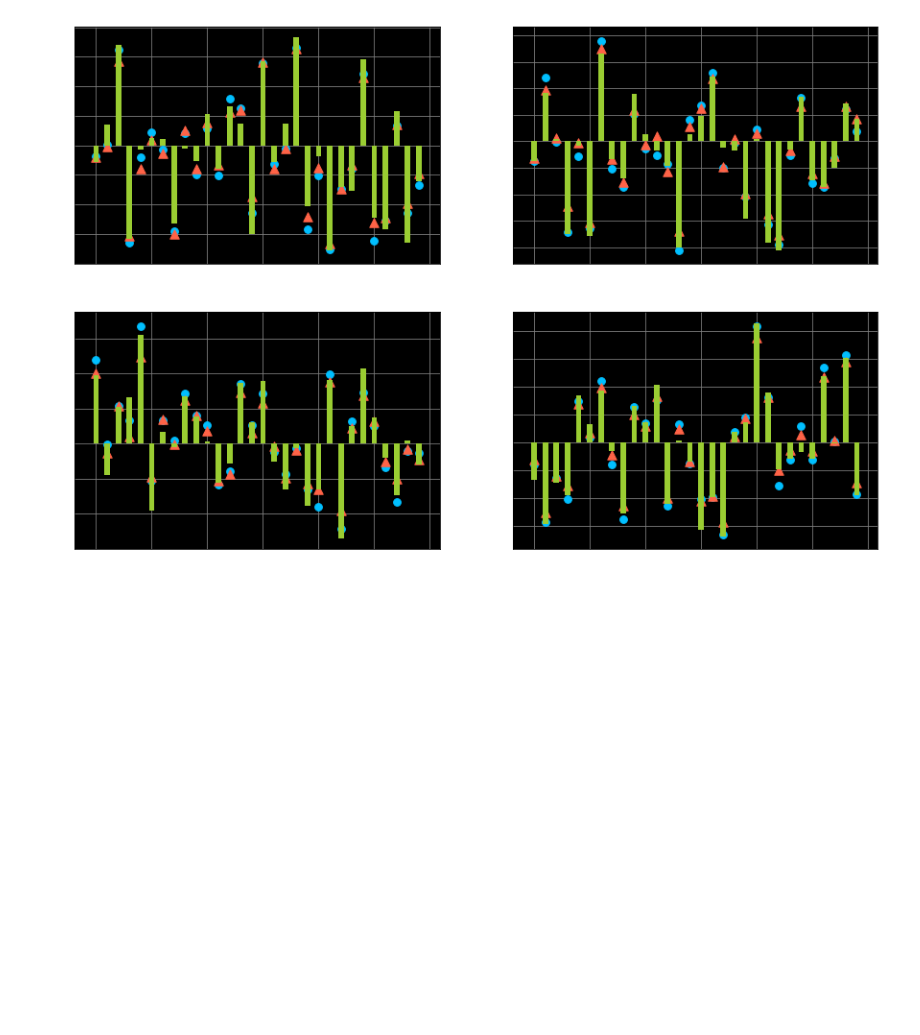
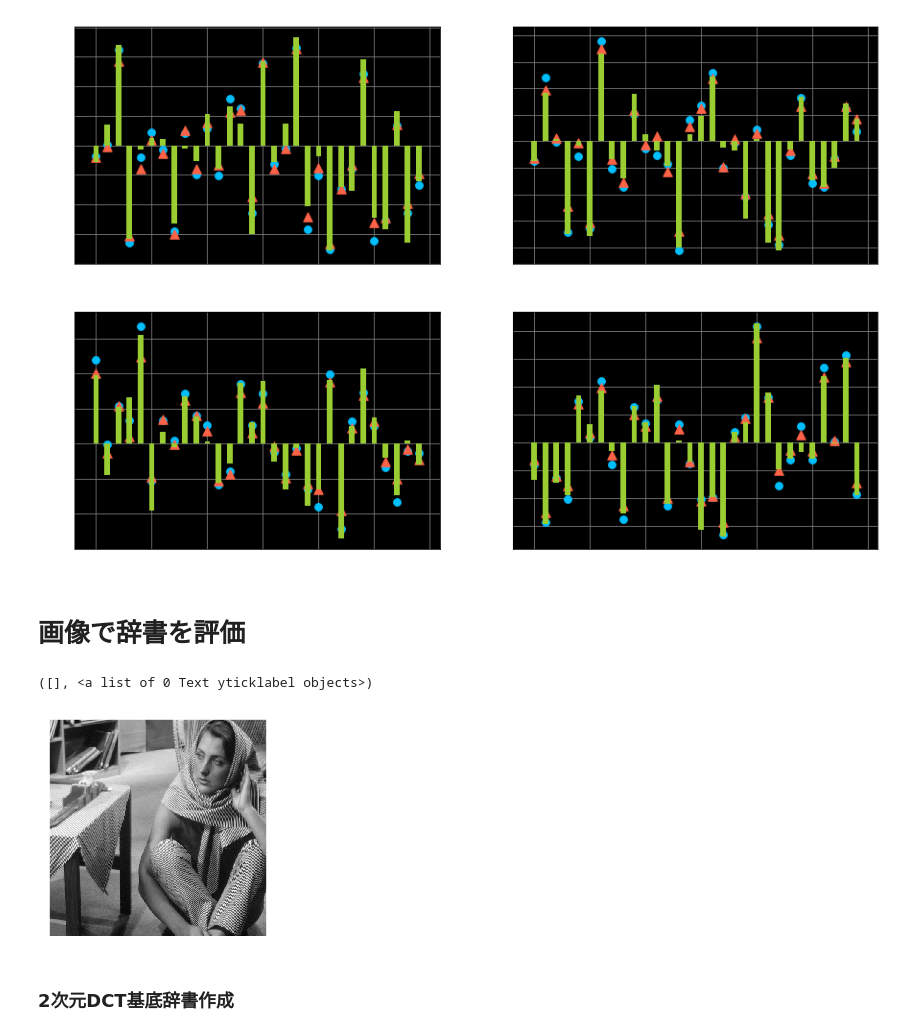
Before and after one commit to yugitti/sparse, a Jupyter notebook: 辞書学習/Untitled.ipynb, the cells around one changed output. Drawn from its saved outputs; the diff is of its cells as text; code cells hidden in the pictures; blank space fills up the shorter version.

Commit message:
finish implement image learning

```diff
--- a/辞書学習/Untitled.ipynb
+++ b/辞書学習/Untitled.ipynb
@@ -160,3 +165,16 @@ for i in range(2):
         axs[i][j].scatter(range(30), y_pred1[:,idxs[2*i+j]], marker="^", s=90)
 # %% [output]
 [figure]
+# %% [markdown]
+# 画像で辞書を評価
+# %%
+im = np.asarray(Image.open("./barbara.png"))
+# %%
+plt.imshow(im, cmap='gray')
+plt.xticks([])
+plt.yticks([])
+# %% [output]
+([], <a list of 0 Text yticklabel objects>)
+[figure, added]
+# %% [markdown]
+### 2次元DCT基底辞書作成
```
Also changed, not shown: parts of 19 cells of this notebook, 1 other file.
